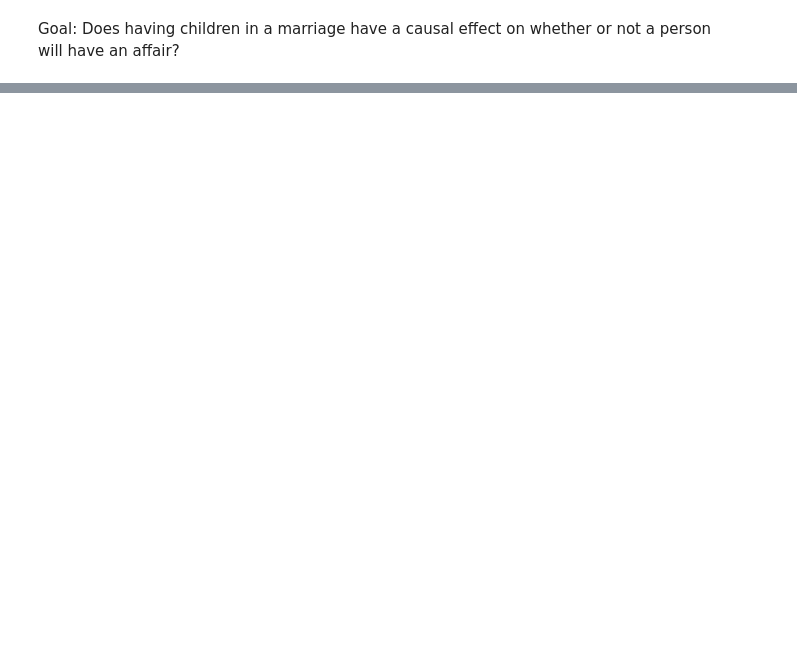
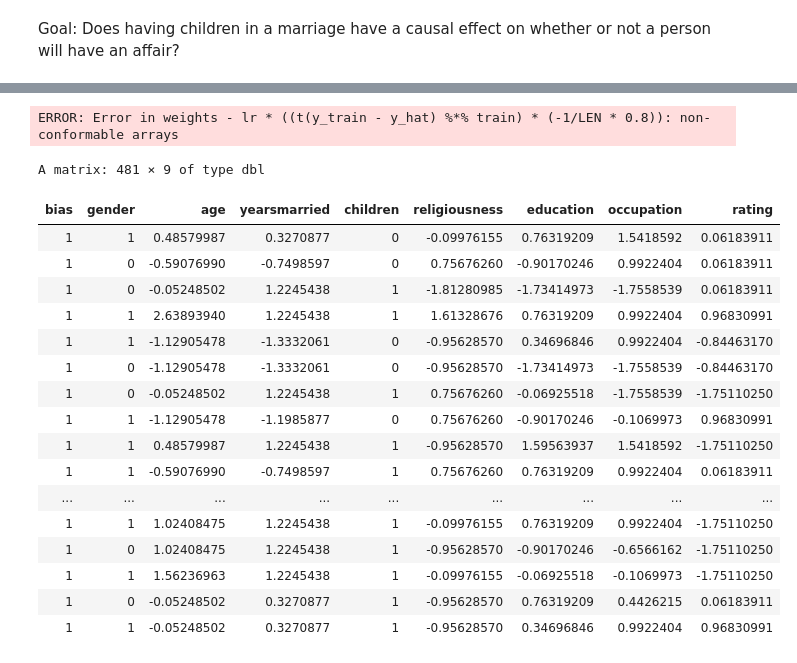
Before and after one commit to eghaymore/sim, a Jupyter notebook: G-comp.ipynb, the cells around one changed output, grey strips where cells are left out. Saved outputs shown, nothing was run; the diff lists cells and outputs as text; code cells hidden in the pictures; blank space fills up the shorter version.

```diff
--- a/G-comp.ipynb
+++ b/G-comp.ipynb
@@ -42,0 +89,31 @@ Usage:
+# %%
+# Run batch gradient descent
+lr = .1
+for (i in 1:10){
+    y_hat = h(train %*% weights)
+    weights = weights - lr*( (t(y_train-y_hat) %*% train)*(-1/LEN*.8))
+    weights = t(weights) # R is bad
+}
+# %% [output]
+ERROR: Error in weights - lr * ((t(y_train - y_hat) %*% train) * (-1/LEN * 0.8)): non-conformable arrays
+# %%
+train
+# %% [output]
+A matrix: 481 × 9 of type dbl
+| bias | gender | age | yearsmarried | children | religiousness | education | occupation | rating |
+| 1 | 1 | 0.48579987 | 0.3270877 | 0 | -0.09976155 | 0.76319209 | 1.5418592 | 0.06183911 |
+| 1 | 0 | -0.59076990 | -0.7498597 | 0 | 0.75676260 | -0.90170246 | 0.9922404 | 0.06183911 |
+| 1 | 0 | -0.05248502 | 1.2245438 | 1 | -1.81280985 | -1.73414973 | -1.7558539 | 0.06183911 |
+| 1 | 1 | 2.63893940 | 1.2245438 | 1 | 1.61328676 | 0.76319209 | 0.9922404 | 0.96830991 |
+| 1 | 1 | -1.12905478 | -1.3332061 | 0 | -0.95628570 | 0.34696846 | 0.9922404 | -0.84463170 |
+| 1 | 0 | -1.12905478 | -1.3332061 | 0 | -0.95628570 | -1.73414973 | -1.7558539 | -0.84463170 |
+| 1 | 0 | -0.05248502 | 1.2245438 | 1 | 0.75676260 | -0.06925518 | -1.7558539 | -1.75110250 |
+| 1 | 1 | -1.12905478 | -1.1985877 | 0 | 0.75676260 | -0.90170246 | -0.1069973 | 0.96830991 |
+| 1 | 1 | 0.48579987 | 1.2245438 | 1 | -0.95628570 | 1.59563937 | 1.5418592 | -1.75110250 |
+| 1 | 1 | -0.59076990 | -0.7498597 | 1 | 0.75676260 | 0.76319209 | 0.9922404 | 0.06183911 |
+| ... | ... | ... | ... | ... | ... | ... | ... | ... |
+| 1 | 1 | 1.02408475 | 1.2245438 | 1 | -0.09976155 | 0.76319209 | 0.9922404 | -1.75110250 |
+| 1 | 0 | 1.02408475 | 1.2245438 | 1 | -0.95628570 | -0.90170246 | -0.6566162 | -1.75110250 |
+| 1 | 1 | 1.56236963 | 1.2245438 | 1 | -0.09976155 | -0.06925518 | -0.1069973 | -1.75110250 |
+| 1 | 0 | -0.05248502 | 0.3270877 | 1 | -0.95628570 | 0.76319209 | 0.4426215 | 0.06183911 |
+| 1 | 1 | -0.05248502 | 0.3270877 | 1 | -0.95628570 | 0.34696846 | 0.9922404 | 0.96830991 |
```
Also changed, not shown: parts of 6 cells of this notebook.
